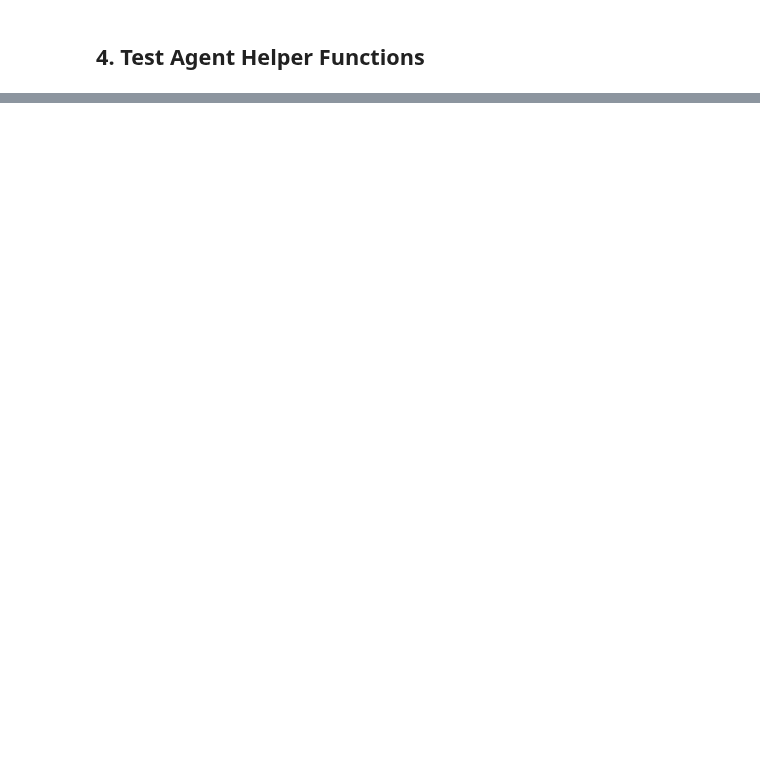
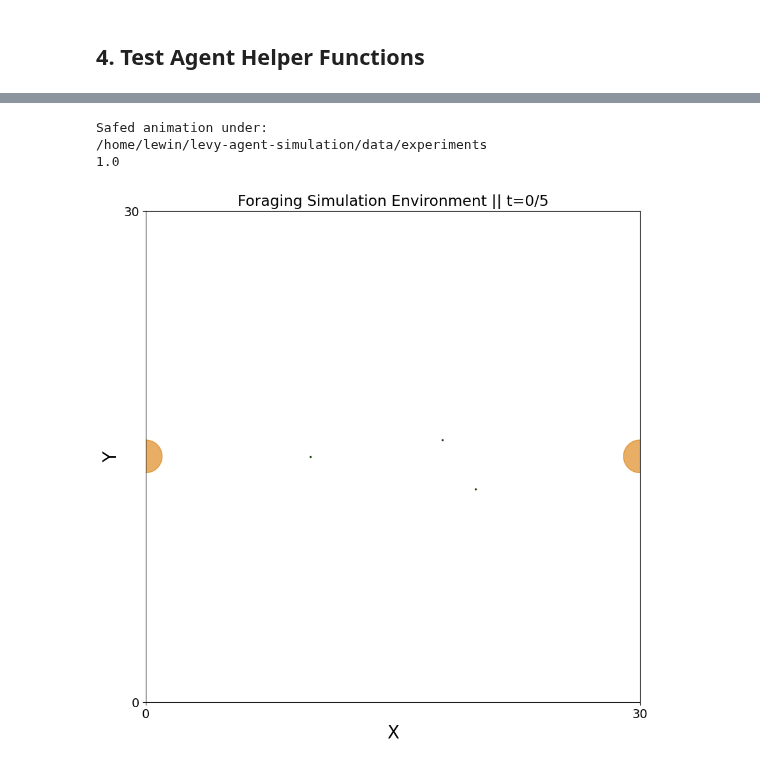
Before and after one commit to winlew/levy-agent-simulation, a Jupyter notebook: code/notes.ipynb, the cells around one changed output, grey strips where cells are left out. Cells and saved outputs as stored; diff of their text form; code cells hidden in the pictures; blank space fills up the shorter version.

Commit message:
check_path test

```diff
--- a/code/notes.ipynb
+++ b/code/notes.ipynb
@@ -124,0 +132,59 @@ assert(calculate_angle_difference(np.pi, 3*np.pi/2) == -np.pi/2)
+# %%
+from agent import BallisticAgent
+from environment import Environment
+from simulation import Simulation, Params
+from data_io import initialize_epoch_data
+from visualization import animate_single_iteration
+import numpy as np
+
+SIZE = 30
+EAT_RADIUS = 1
+FOOD_POSITIONS = np.array([[SIZE/3, SIZE/2],
+                           [3*SIZE/5, SIZE/2+EAT_RADIUS],
+                           [2*SIZE/3, SIZE/2-2*EAT_RADIUS]])
+NUM_FOOD = len(FOOD_POSITIONS)
+VELOCITY = 1
+NUM_ITERATIONS = 1
+POPULATION_SIZE = 1
+DELTA_T = SIZE/2
+TOTAL_TIME = 4*DELTA_T
+
+folder = 'experiments'
+
+params = Params(
+    num_food = NUM_FOOD,
+    size = SIZE,
+    velocity = VELOCITY,
+    eat_radius = EAT_RADIUS,
+    iterations_per_epoch = NUM_ITERATIONS,
+    num_epochs = 1,
+    population_size = POPULATION_SIZE,
+    total_time = TOTAL_TIME,
+    delta_t = DELTA_T,
+    empty = False,
+    border_buffer = 2,
+    food_buffer = 2,
+    perception_radius = EAT_RADIUS,
+)
+
+environment = Environment(params)
+environment.food_positions = FOOD_POSITIONS
+environment.num_food = NUM_FOOD
+
+data = initialize_epoch_data(params)
+agent = BallisticAgent(params)
+agent.direction = 0
+agent.position = np.array([0, params.size/2])
+population = [agent]
+
+sim = Simulation(params, BallisticAgent)
+population[0].reset = lambda: None
+sim.run_iteration(population, environment)
+animate_single_iteration(0, environment, params, sim.data, 'experiments', 'test_food_consumption', 0, save=True)
+print(sim.data['ate'].values.sum())
+# TODO if check_path would be periodic boundary safe it would be able to detect the second food particle as well
+# %% [output]
+Safed animation under:
+/home/lewin/levy-agent-simulation/data/experiments
+1.0
+[figure, added]
```
Also changed, not shown: parts of 9 cells of this notebook.
